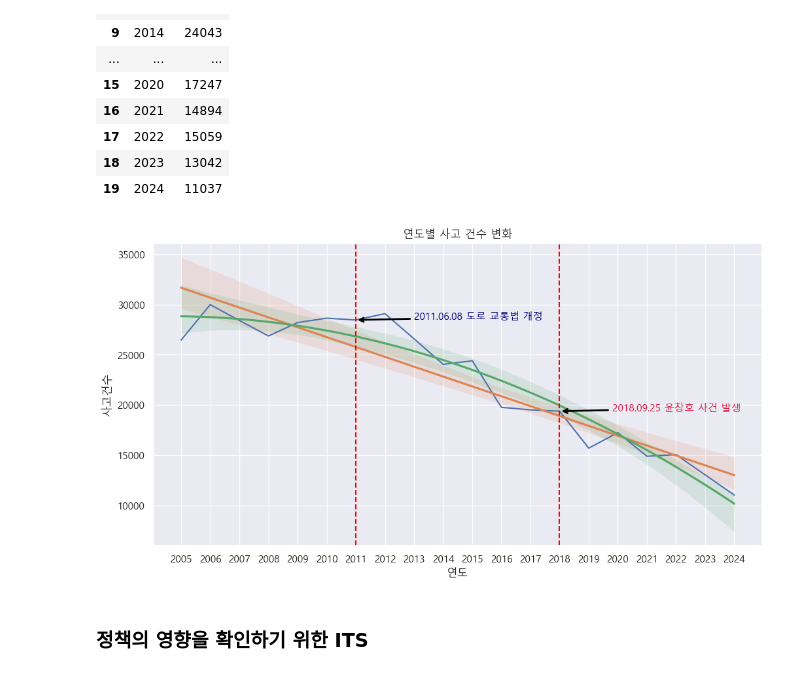
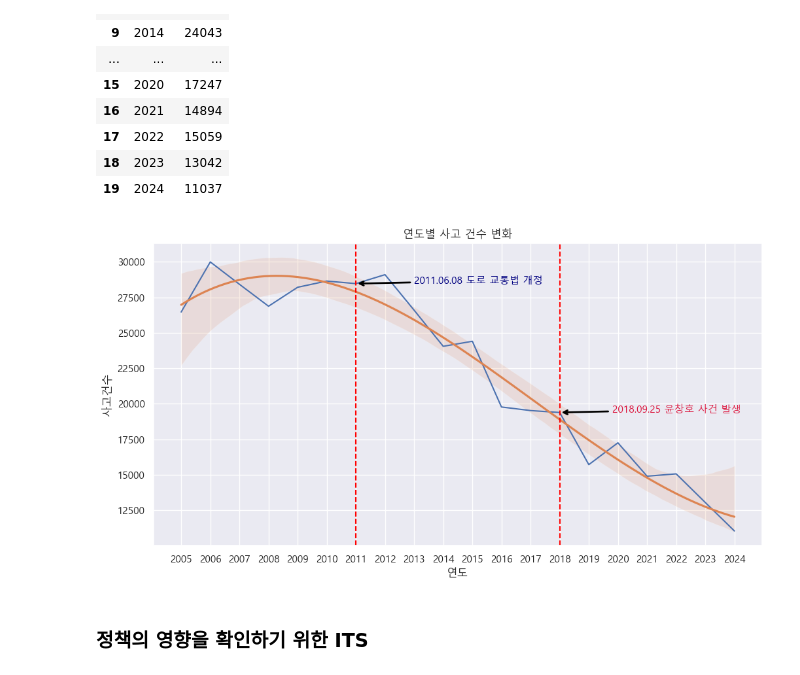
Before and after one commit to Eunhasuiin/LikeLion_Mid_team_14, a Jupyter notebook: members/장주호/notebooks/EDA.ipynb, the cells around one changed output. Saved outputs shown, nothing was run; the diff lists cells and outputs as text; code cells hidden in the pictures.

```diff
--- a/members/장주호/notebooks/EDA.ipynb
+++ b/members/장주호/notebooks/EDA.ipynb
@@ -17,5 +17,5 @@ from scipy import stats
 
 
 
-input_file_dir = "C:/Users/sherm/Desktop/workspace/미드프로젝트/data/raw/"
-output_file_dir = "C:/Users/sherm/Desktop/workspace/미드프로젝트/data/processed/"
+input_file_dir = "C:/Users/sherm/Desktop/workspace/LikeLion_Mid_team_14/data/raw/"
+output_file_dir = "C:/Users/sherm/Desktop/workspace/LikeLion_Mid_team_14/data/processed/"
@@ -156,9 +172,10 @@ df_melted_all
 | 19 | 2024 | 11037 |
 # %%
 sns.lineplot(data=df_melted_all, x='연도', y='사고건수') #mainplot
-sns.regplot(data=df_melted_all, x='연도', y='사고건수', scatter=False, order=1) #추세선
-sns.regplot(data=df_melted_all, x='연도', y='사고건수', scatter=False, order=2) #추세선
-years=sorted(df_melted['연도'].unique()) #연도가 애매하게 끓겨나오는 것을 방지하기 위한
+#sns.regplot(data=df_melted_all, x='연도', y='사고건수', scatter=False, order=1) #추세선
+#sns.regplot(data=df_melted_all, x='연도', y='사고건수', scatter=False, order=2) #추세선
+sns.regplot(data=df_melted_all, x='연도', y='사고건수', scatter=False, order=3) #추세선
+years=sorted(df_melted_all['연도'].unique()) #연도가 애매하게 끓겨나오는 것을 방지하기 위한
 plt.xticks(ticks=years, labels=years)
 plt.title('연도별 사고 건수 변화')
 
@@ -168,34 +185,34 @@ plt.annotate(
     text='2011.06.08 도로 교통법 개정',
     xy=(2011, 28460),               # 실제 화살표가 가리킬 지점
     xytext=(2013, 28460),           # 텍스트가 위치할 지점
     arrowprops={
         "arrowstyle" : '->',
         "color" : 'black',
         "linewidth" : 2
     },
     fontsize=11,
     color='navy'
 )
 
 #2018
 plt.axvline(x=2018, color='red', linestyle='--')
 plt.annotate(
     text='2018.09.25 윤창호 사건 발생',
     xy=(2018, 19381),               # 실제 화살표가 가리킬 지점
     xytext=(2019.8, 19381),           # 텍스트가 위치할 지점
     arrowprops={
         "arrowstyle" : '->',
         "color" : 'black',
         "linewidth" : 2
     },
     fontsize=11,
     color='crimson'
 )
 
 #plt.gca().invert_yaxis()
 plt.show()
 # %% [output]
-[figure, old version]
+[figure, new version]
 # %% [markdown]
 ### 정책의 영향을 확인하기 위한 ITS
 # %%
```
Also changed, not shown: parts of 1 cell of this notebook, 4 other files.
